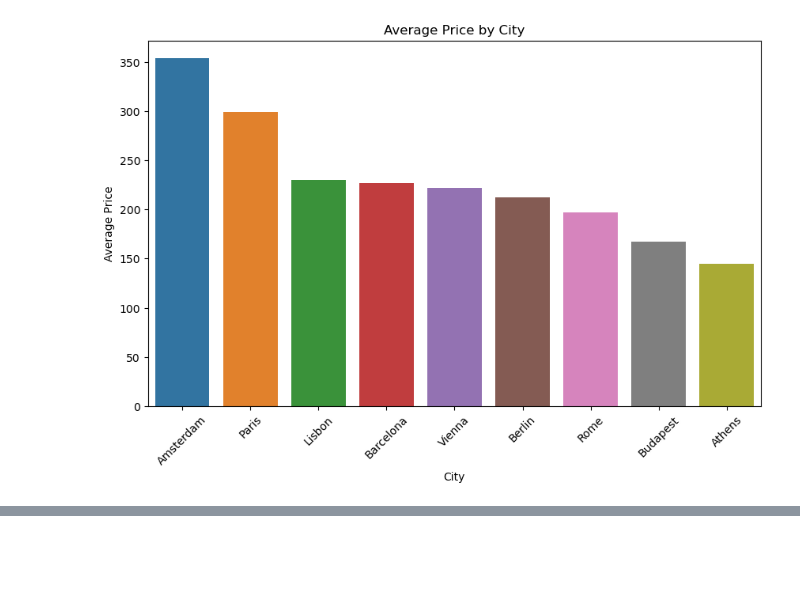
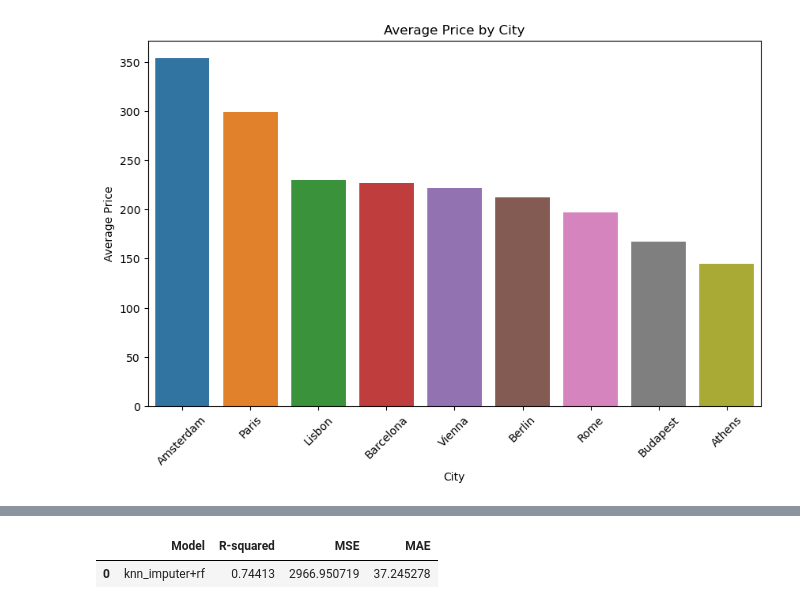
Before and after one commit to UCB-stat-159-s23/project-Group28, a Jupyter notebook: main.ipynb, the cells around one changed output, grey strips where cells are left out. Saved outputs shown, nothing was run; the diff lists cells and outputs as text; code cells hidden in the pictures; blank space fills up the shorter version.

```diff
--- a/main.ipynb
+++ b/main.ipynb
@@ -107,0 +142,5 @@ Image(filename = "figures/average_price_by_city.png")
+# %%
+pd.read_csv('results/results_df.csv')
+# %% [output]
+|  | Model | R-squared | MSE | MAE |
+| 0 | knn_imputer+rf | 0.74413 | 2966.950719 | 37.245278 |
```
Also changed, not shown: parts of 9 cells of this notebook, 26 other files.
